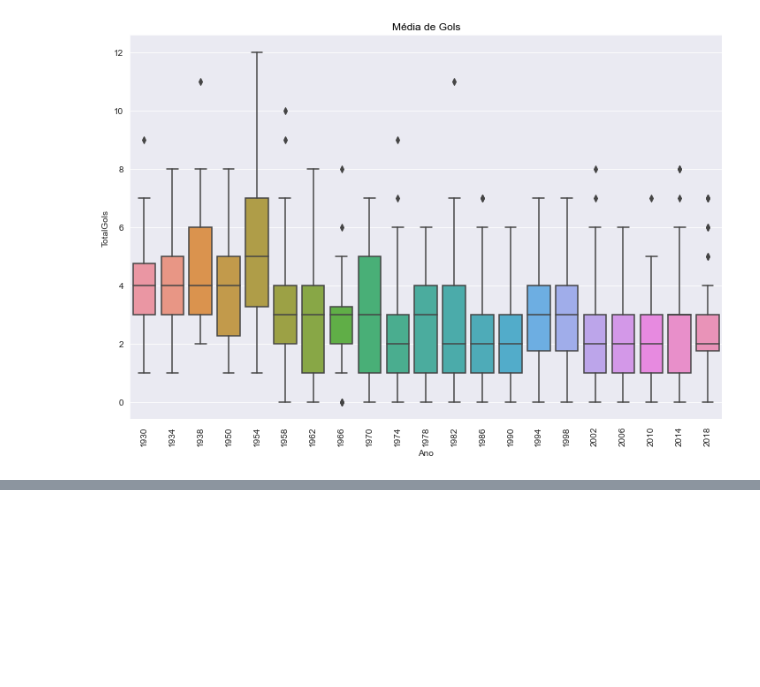
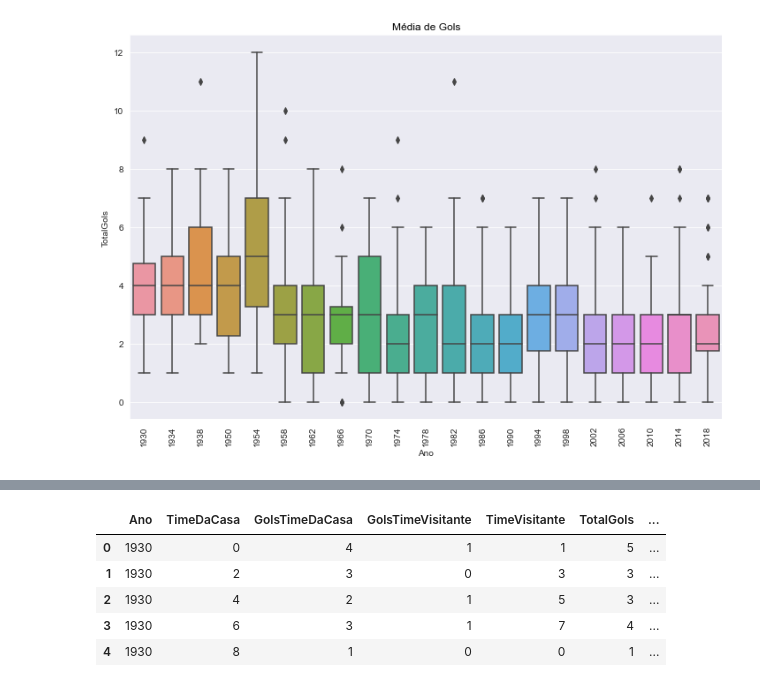
Before and after one commit to Gugah007/Projeto-ML-Construindo-um-algoritmo-para-prever-a-copa-2022, a Jupyter notebook: Projeto ML - Construindo um algoritmo para prever a copa 2022.ipynb, the cells around one changed output, grey strips where cells are left out. Cells and saved outputs as stored; diff of their text form; code cells hidden in the pictures; blank space fills up the shorter version.

```diff
--- a/Projeto ML - Construindo um algoritmo para prever a copa 2022.ipynb
+++ b/Projeto ML - Construindo um algoritmo para prever a copa 2022.ipynb
@@ -622,0 +617,3 @@ def procura_vencedor(df):
+# %%
+# Unimos a coluna ao dataset colunas_partidas
+colunas_partidas = colunas_partidas.apply(procura_vencedor, axis='columns')
@@ -622,0 +641,20 @@ def procura_vencedor(df):
+# %%
+# Vamos agora alterar os valores da Coluna TimeDaCasa e TimeVisitante para valores numericos
+# Criando uma função
+def substituir_por_id(df):
+    df['TimeDaCasa'] = nome_time[df['TimeDaCasa']]
+    df['TimeVisitante'] = nome_time[df['TimeVisitante']]
+    return df
+# %%
+# Unimos a coluna ao dataset colunas_partidas
+id_time = colunas_partidas.apply(substituir_por_id, axis='columns')
+# %%
+# Visualizar o dataset
+id_time.head()
+# %% [output]
+|  | Ano | TimeDaCasa | GolsTimeDaCasa | GolsTimeVisitante | TimeVisitante | TotalGols | ... |
+| 0 | 1930 | 0 | 4 | 1 | 1 | 5 | ... |
+| 1 | 1930 | 2 | 3 | 0 | 3 | 3 | ... |
+| 2 | 1930 | 4 | 2 | 1 | 5 | 3 | ... |
+| 3 | 1930 | 6 | 3 | 1 | 7 | 4 | ... |
+| 4 | 1930 | 8 | 1 | 0 | 0 | 1 | ... |
```
Also changed, not shown: parts of 58 cells of this notebook.
